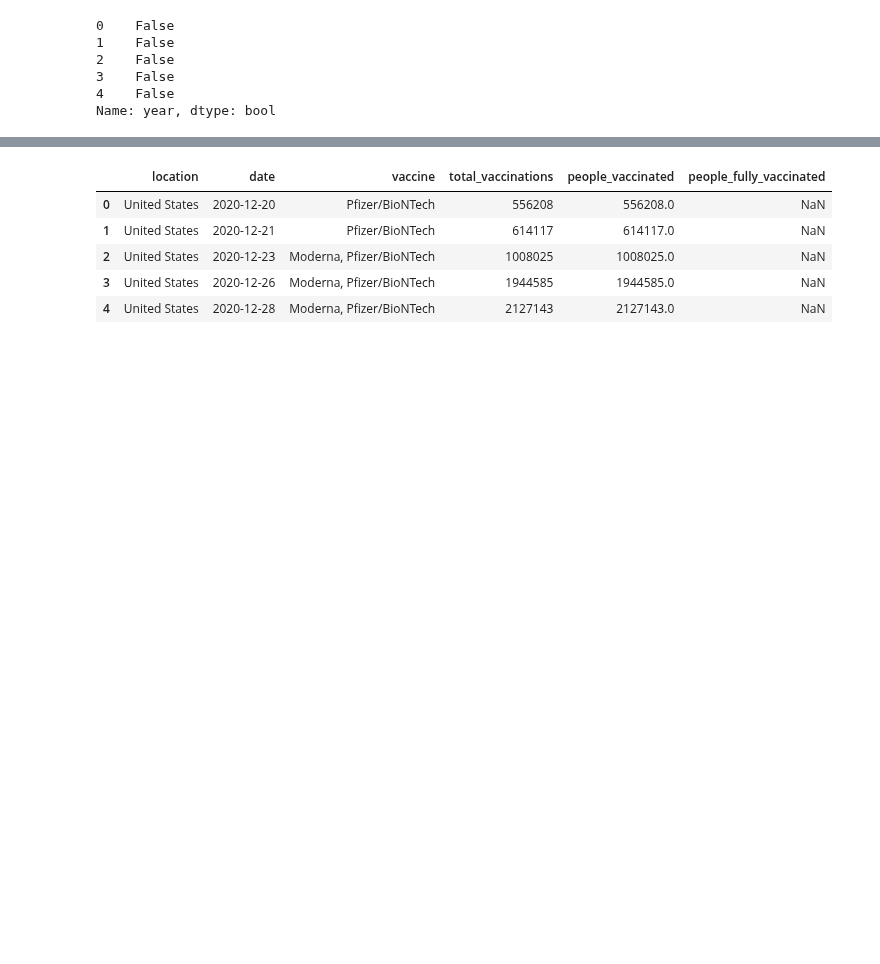
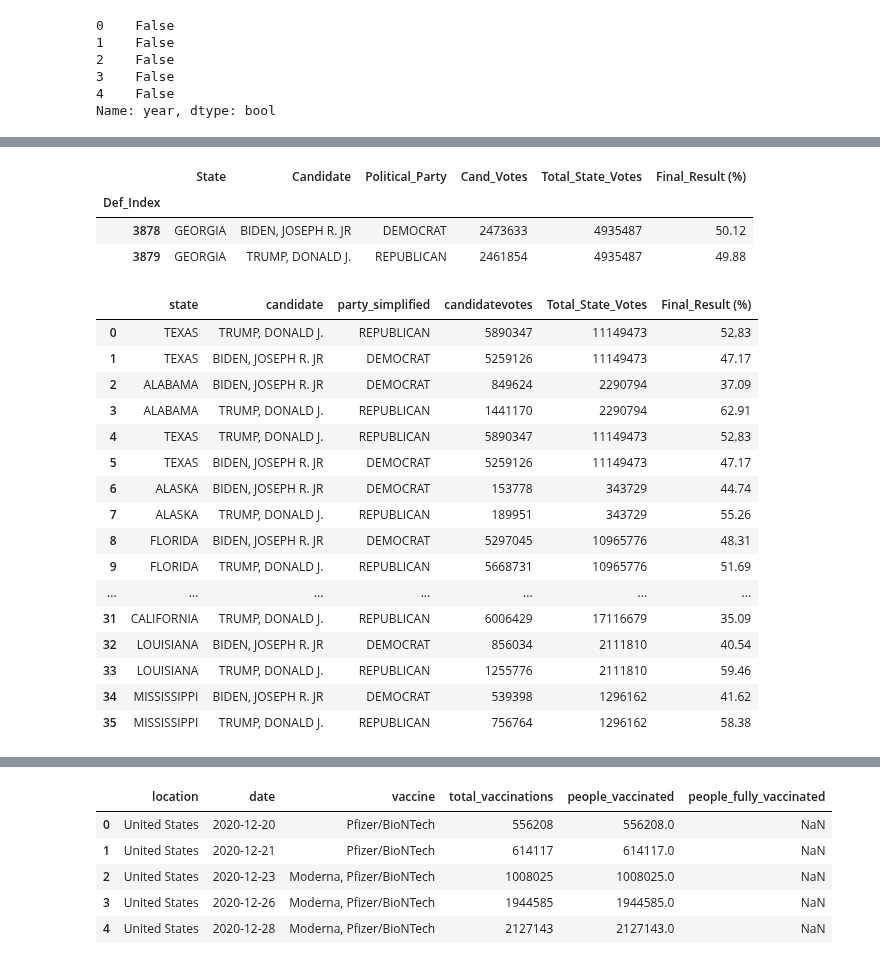
Before and after one commit to tduron3/I_Have_No_Clue, a Jupyter notebook: Project_1.ipynb, the cells around one changed output, grey strips where cells are left out. Cells and saved outputs as stored; diff of their text form; code cells hidden in the pictures; blank space fills up the shorter version.

```diff
--- a/Project_1.ipynb
+++ b/Project_1.ipynb
@@ -140,3 +245,0 @@ TypeError: string indices must be integers
-# %%
-st_data_df = dem_rep_df.append(dem_rep_df, ignore_index=True)
-st_data_df
@@ -177,3 +786,61 @@ is_state
+# %%
+# 2020 Presidential Analysis (cont.)
+# Select Individual State Data and Create DataFrame
+df_ga = dem_rep_df[dem_rep_df.state=="GEORGIA"][['state','candidate','party_simplified','candidatevotes']]
+
+# Print
+df_ga
+df_ga.head()
+
+# Total Votes for Both Parties in Alabama
+total_ga = df_ga['candidatevotes'].sum()
+
+# Print
+total_ga
+
+# Create New column and Add Result
+df_ga['Total_State_Votes'] = df_ga['candidatevotes'].sum()
+
+# Print
+df_ga
+df_ga.head()
+
+# Insert New Column for Result
+df_ga.insert(5, "Final_Result (%)", True)
+
+# Compute Percentage Result, Rounding to 2 Decimal Places
+df_ga['Final_Result (%)']=round((df_ga['candidatevotes']).div(df_ga['Total_State_Votes']) * 100, 2)
+
+# Print
+df_ga
+df_ga.rename(columns = {'state':'State','candidate':'Candidate','party_simplified':'Political_Party','candidatevotes':'Cand_Votes'})
+# %% [output]
+|  | State | Candidate | Political_Party | Cand_Votes | Total_State_Votes | Final_Result (%) |
+| Def_Index |  |  |  |  |  |  |
+| 3878 | GEORGIA | BIDEN, JOSEPH R. JR | DEMOCRAT | 2473633 | 4935487 | 50.12 |
+| 3879 | GEORGIA | TRUMP, DONALD J. | REPUBLICAN | 2461854 | 4935487 | 49.88 |
+# %%
+bigdata = df_tx.append([df_al,df_tx,df_ak,df_fl,df_wv,df_wi,df_ne,df_mn,df_ok,df_ga,df_ny,df_nj,df_nv,df_id,df_ca,df_la,df_ms], ignore_index=True)
+
+bigdata
+# %% [output]
+|  | state | candidate | party_simplified | candidatevotes | Total_State_Votes | Final_Result (%) |
+| 0 | TEXAS | TRUMP, DONALD J. | REPUBLICAN | 5890347 | 11149473 | 52.83 |
+| 1 | TEXAS | BIDEN, JOSEPH R. JR | DEMOCRAT | 5259126 | 11149473 | 47.17 |
+| 2 | ALABAMA | BIDEN, JOSEPH R. JR | DEMOCRAT | 849624 | 2290794 | 37.09 |
+| 3 | ALABAMA | TRUMP, DONALD J. | REPUBLICAN | 1441170 | 2290794 | 62.91 |
+| 4 | TEXAS | TRUMP, DONALD J. | REPUBLICAN | 5890347 | 11149473 | 52.83 |
+| 5 | TEXAS | BIDEN, JOSEPH R. JR | DEMOCRAT | 5259126 | 11149473 | 47.17 |
+| 6 | ALASKA | BIDEN, JOSEPH R. JR | DEMOCRAT | 153778 | 343729 | 44.74 |
+| 7 | ALASKA | TRUMP, DONALD J. | REPUBLICAN | 189951 | 343729 | 55.26 |
+| 8 | FLORIDA | BIDEN, JOSEPH R. JR | DEMOCRAT | 5297045 | 10965776 | 48.31 |
+| 9 | FLORIDA | TRUMP, DONALD J. | REPUBLICAN | 5668731 | 10965776 | 51.69 |
+| ... | ... | ... | ... | ... | ... | ... |
+| 31 | CALIFORNIA | TRUMP, DONALD J. | REPUBLICAN | 6006429 | 17116679 | 35.09 |
+| 32 | LOUISIANA | BIDEN, JOSEPH R. JR | DEMOCRAT | 856034 | 2111810 | 40.54 |
+| 33 | LOUISIANA | TRUMP, DONALD J. | REPUBLICAN | 1255776 | 2111810 | 59.46 |
+| 34 | MISSISSIPPI | BIDEN, JOSEPH R. JR | DEMOCRAT | 539398 | 1296162 | 41.62 |
+| 35 | MISSISSIPPI | TRUMP, DONALD J. | REPUBLICAN | 756764 | 1296162 | 58.38 |
 # %%
 # Retrieve Data of COVID Cases and Deaths Per State
 url = "https://data.cdc.gov/resource/9mfq-cb36.json"
```
Also changed, not shown: parts of 37 cells of this notebook, 1 other file.
